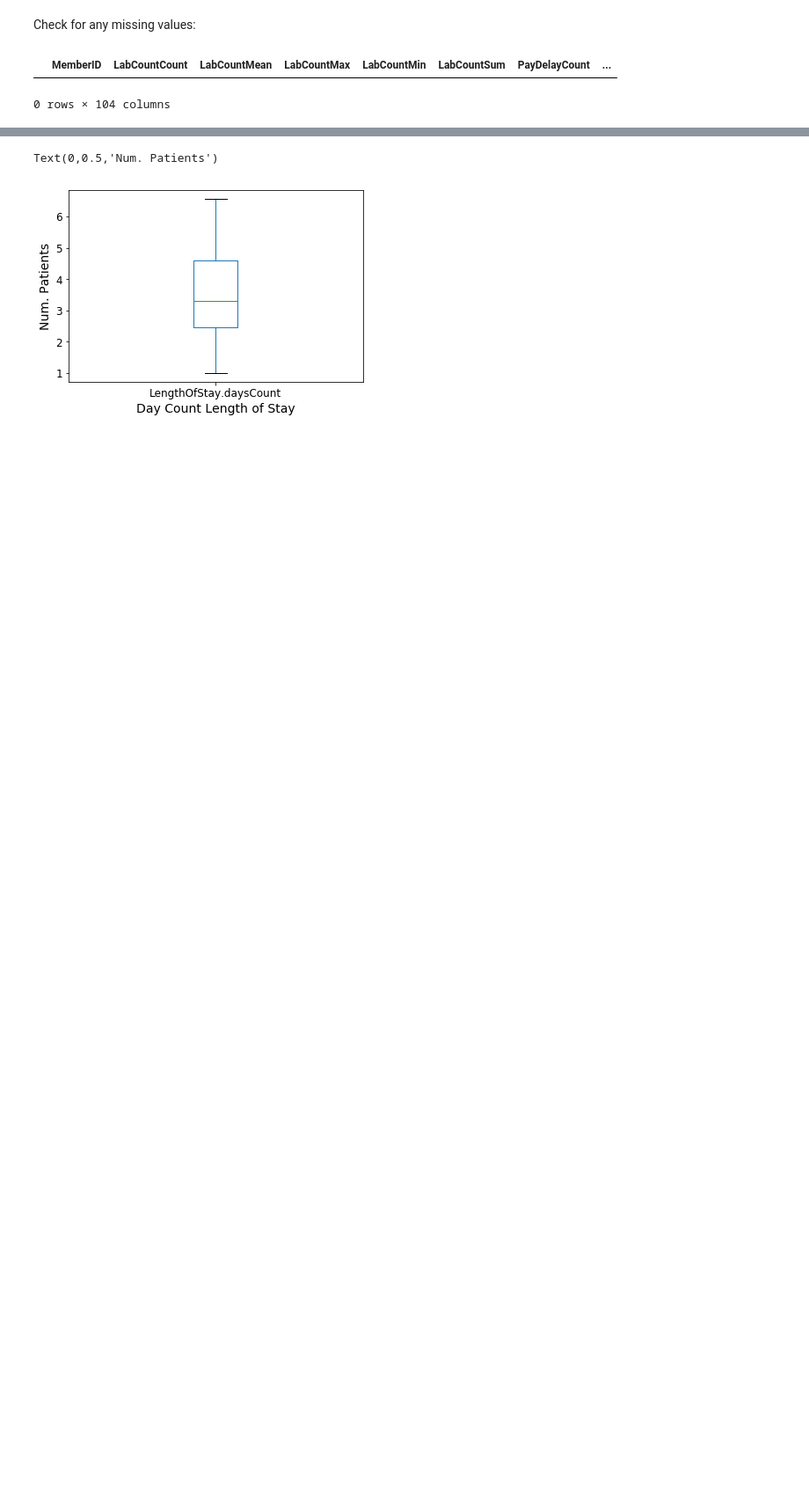
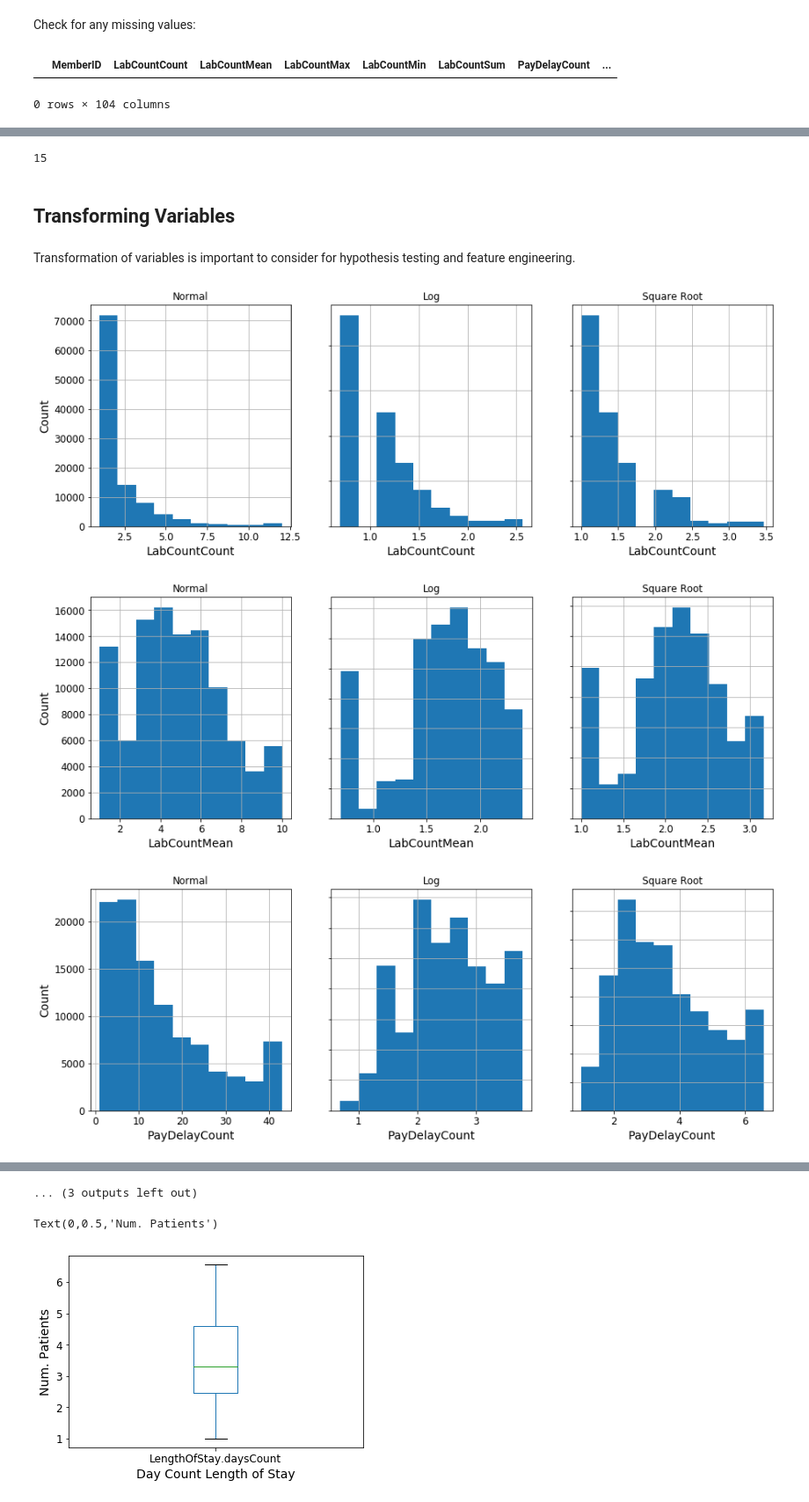
Before and after one commit to tifabi/DataViz, a Jupyter notebook: FinalProject/Final_Project-Fabianac_Tiffany.ipynb, the cells around one changed output, grey strips where cells are left out. Shown at 88% size. Saved outputs shown, nothing was run; the diff lists cells and outputs as text; code cells hidden in the pictures; blank space fills up the shorter version.

```diff
--- a/FinalProject/Final_Project-Fabianac_Tiffany.ipynb
+++ b/FinalProject/Final_Project-Fabianac_Tiffany.ipynb
@@ -428,0 +303,14 @@ Text(0,0.5,'Num. Patients')
+# %%
+elasticNet_reg = ElasticNet()
+SGD_reg = SGDClassifier(max_iter=3, tol=None)
+log_reg = LogisticRegression()
+modelList = [elasticNet_reg, SGD_reg, log_reg]
+
+rfeList = []
+for i in modelList:
+    rfe = RFE(estimator=i, n_features_to_select=8, step=1)
+    rfe = rfe.fit(only_interest, train_X['DaysInHospital'])
+    selectedFeature = [cols[x] for x,z in enumerate(rfe.ranking_) if z==1]
+    rfeList += [x for x in selectedFeature]
+    print('Model: {} \nSupport: {} \nRanking: {} \nSelected Features: {} \n\n'.format(
+        i,rfe.support_,rfe.ranking_,selectedFeature))
@@ -428,0 +335,31 @@ Text(0,0.5,'Num. Patients')
+# %%
+rfeSelList = pd.Series(rfeList).unique().tolist()
+#We know that 'MemberID' should not be influential
+rfeSelList.remove('MemberID')
+rfe_interest = train_X[rfeSelList]
+# %%
+len(rfeSelList)
+# %% [output]
+15
+# %% [markdown]
+## Transforming Variables
+# %% [markdown]
+Transformation of variables is important to consider for hypothesis testing and feature engineering.
+# %%
+def transform_plots(variableList):
+    for title, feature in enumerate(variableList):
+        fig, axes = plt.subplots(1, 3, figsize=(15,5))
+        train_X[feature].hist(ax=axes[0]).set_title('Normal')
+        np.log(train_X[feature]+1).hist(ax=axes[1]).set_title('Log')
+        np.sqrt(train_X[feature]).hist(ax=axes[2]).set_title('Square Root')
+
+        for ax in axes.flat:
+            ax.set(xlabel=variableList[title], ylabel='Count')
+            ax.label_outer()
+        plt.show()
+# %%
+transform_plots(rfeSelList)
+# %% [output]
+[figure, added]
+[figure, added]
+[figure, added]
@@ -429,3 +375,4 @@ Text(0,0.5,'Num. Patients')
+... (3 outputs left out)
 # %%
 plot = np.sqrt(train_X['LengthOfStay.daysCount']).to_frame().boxplot(grid=False)
 plot.set_xlabel('Day Count Length of Stay')
```
Also changed, not shown: parts of 127 cells of this notebook.
